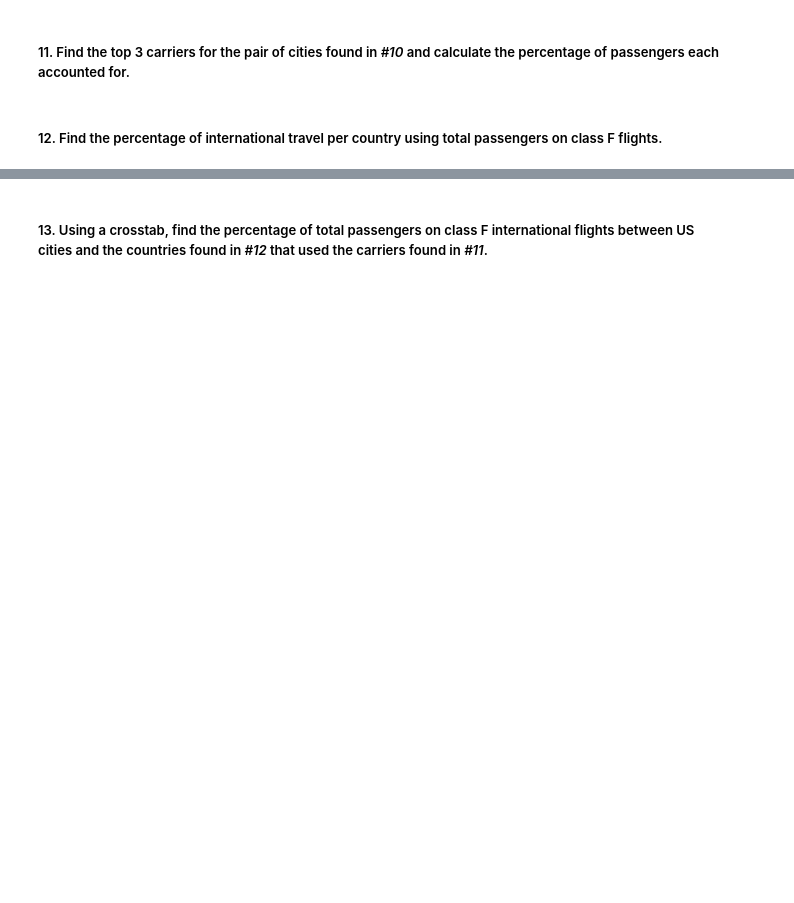
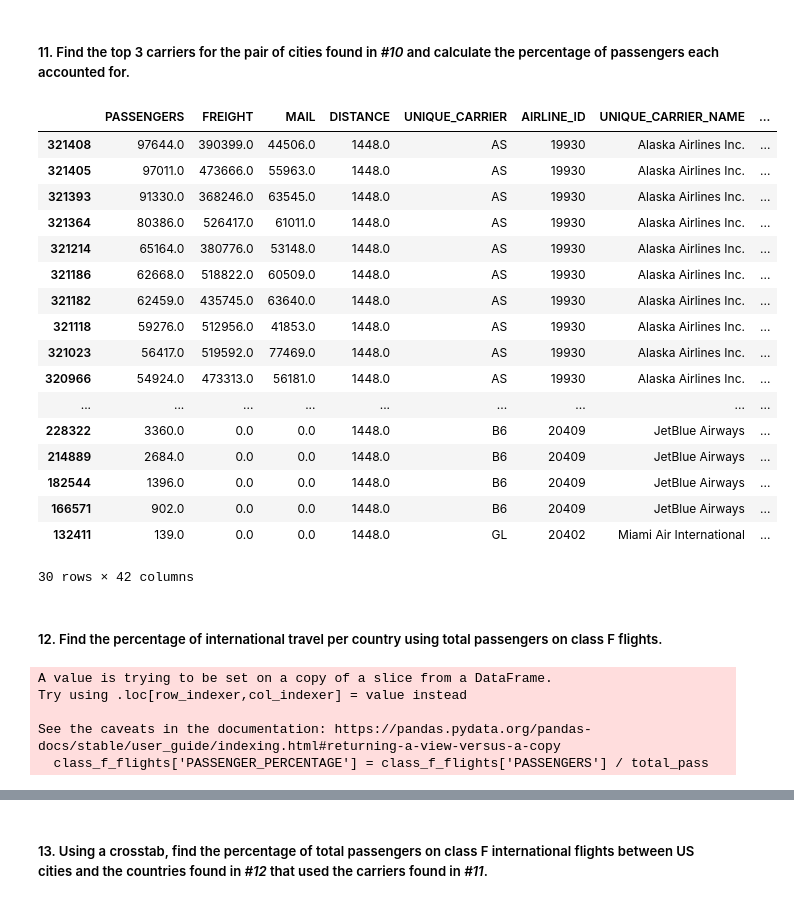
Before and after one commit to dmdigrande/dmdigrande.github.io, a Jupyter notebook: week1-assignment1-pandas-exercises.ipynb, the cells around one changed output, grey strips where cells are left out. Cells and saved outputs as stored; diff of their text form; code cells hidden in the pictures; blank space fills up the shorter version.

```diff
--- a/week1-assignment1-pandas-exercises.ipynb
+++ b/week1-assignment1-pandas-exercises.ipynb
@@ -223,4 +248,47 @@ passengers_by_destination
 # %% [markdown]
 ##### 11. Find the top 3 carriers for the pair of cities found in *#10* and calculate the percentage of passengers each accounted for.
+# %%
+#is this right???
+
+
+top_passengers = flights[(flights['ORIGIN_CITY_NAME'] == 'Seattle, WA') & (flights['DEST_CITY_NAME'] == 'Anchorage, AK')]
+
+top_passengers_sorted = top_passengers.sort_values(by='PASSENGERS', ascending=False)
+
+total_passengers = top_passengers_sorted['PASSENGERS'].sum()
+
+top_passengers_sorted = top_passengers_sorted.assign(
+    PASSENGER_PERCENTAGE= lambda x: x['PASSENGERS'] / total_passengers * 100
+)
+top_passengers_sorted.head(30)
+# %% [output]
+|  | PASSENGERS | FREIGHT | MAIL | DISTANCE | UNIQUE_CARRIER | AIRLINE_ID | UNIQUE_CARRIER_NAME | ... |
+| 321408 | 97644.0 | 390399.0 | 44506.0 | 1448.0 | AS | 19930 | Alaska Airlines Inc. | ... |
+| 321405 | 97011.0 | 473666.0 | 55963.0 | 1448.0 | AS | 19930 | Alaska Airlines Inc. | ... |
+| 321393 | 91330.0 | 368246.0 | 63545.0 | 1448.0 | AS | 19930 | Alaska Airlines Inc. | ... |
+| 321364 | 80386.0 | 526417.0 | 61011.0 | 1448.0 | AS | 19930 | Alaska Airlines Inc. | ... |
+| 321214 | 65164.0 | 380776.0 | 53148.0 | 1448.0 | AS | 19930 | Alaska Airlines Inc. | ... |
+| 321186 | 62668.0 | 518822.0 | 60509.0 | 1448.0 | AS | 19930 | Alaska Airlines Inc. | ... |
+| 321182 | 62459.0 | 435745.0 | 63640.0 | 1448.0 | AS | 19930 | Alaska Airlines Inc. | ... |
+| 321118 | 59276.0 | 512956.0 | 41853.0 | 1448.0 | AS | 19930 | Alaska Airlines Inc. | ... |
+| 321023 | 56417.0 | 519592.0 | 77469.0 | 1448.0 | AS | 19930 | Alaska Airlines Inc. | ... |
+| 320966 | 54924.0 | 473313.0 | 56181.0 | 1448.0 | AS | 19930 | Alaska Airlines Inc. | ... |
+| ... | ... | ... | ... | ... | ... | ... | ... | ... |
+| 228322 | 3360.0 | 0.0 | 0.0 | 1448.0 | B6 | 20409 | JetBlue Airways | ... |
+| 214889 | 2684.0 | 0.0 | 0.0 | 1448.0 | B6 | 20409 | JetBlue Airways | ... |
+| 182544 | 1396.0 | 0.0 | 0.0 | 1448.0 | B6 | 20409 | JetBlue Airways | ... |
+| 166571 | 902.0 | 0.0 | 0.0 | 1448.0 | B6 | 20409 | JetBlue Airways | ... |
+| 132411 | 139.0 | 0.0 | 0.0 | 1448.0 | GL | 20402 | Miami Air International | ... |
+30 rows × 42 columns
 # %% [markdown]
 ##### 12. Find the percentage of international travel per country using total passengers on class F flights.
+# %%
+class_f_flights = us_flights[us_flights['CLASS']== 'F']
+
+class_f_flights['PASSENGER_PERCENTAGE'] = class_f_flights['PASSENGERS'] / total_pass
+# %% [output]
+A value is trying to be set on a copy of a slice from a DataFrame.
+Try using .loc[row_indexer,col_indexer] = value instead
+
+See the caveats in the documentation: https://pandas.pydata.org/pandas-docs/stable/user_guide/indexing.html#returning-a-view-versus-a-copy
+  class_f_flights['PASSENGER_PERCENTAGE'] = class_f_flights['PASSENGERS'] / total_pass
```
Also changed, not shown: parts of 12 cells of this notebook.
